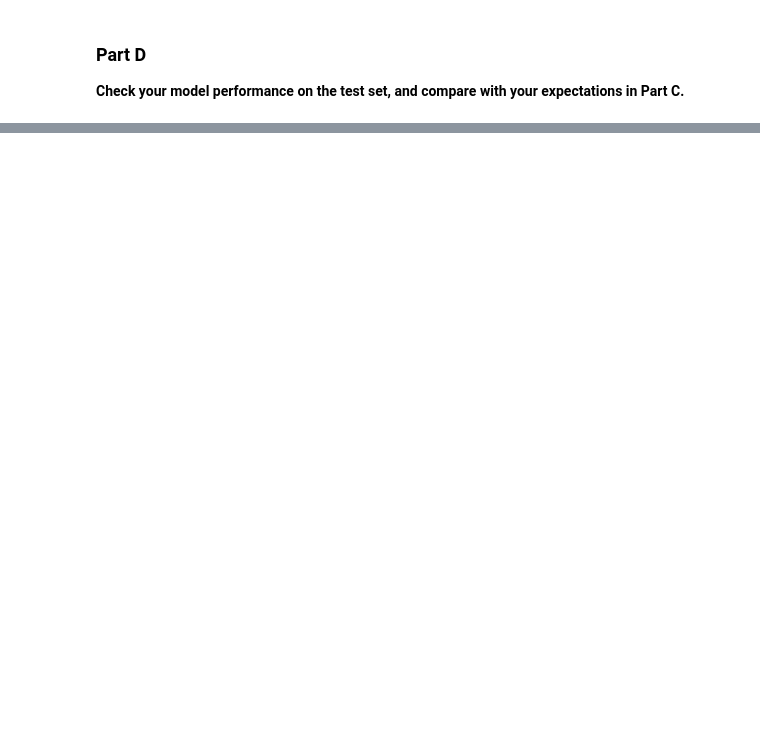
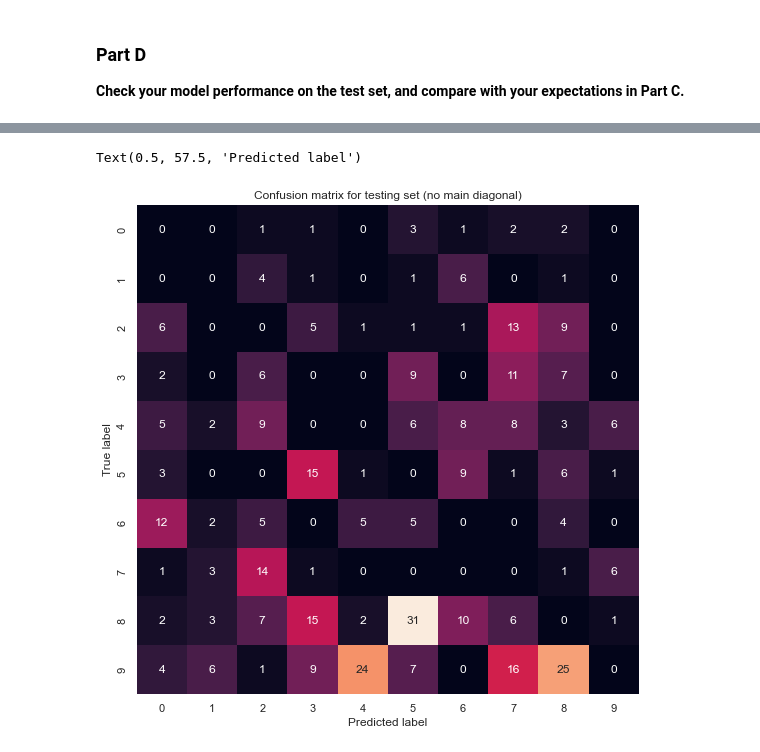
Before and after one commit to pranavavva/sml-310-project-3, a Jupyter notebook: project-3-sml-310-pranav-avva.ipynb, the cells around one changed output, grey strips where cells are left out. Drawn from its saved outputs; the diff is of its cells as text; code cells hidden in the pictures; blank space fills up the shorter version.

```diff
--- a/project-3-sml-310-pranav-avva.ipynb
+++ b/project-3-sml-310-pranav-avva.ipynb
@@ -172,3 +249,8 @@ ax[1].legend()
 ### Part D
 
 **Check your model performance on the test set, and compare with your expectations in Part C.**
+# %%
+y_test_pred = model.predict(X_test)
+
+print("Classification report for test set:")
+print(classification_report(y_test, y_test_pred.argmax(axis=1)))
@@ -174,0 +275,12 @@ ax[1].legend()
+# %%
+test_confusion_matrix_no_diagonal = confusion_matrix(y_test, y_test_pred.argmax(axis=1)) - np.diag(np.diag(confusion_matrix(y_test, y_test_pred.argmax(axis=1))))
+
+fig, ax = plt.subplots(1, 1, figsize=(9, 9))
+
+sns.heatmap(test_confusion_matrix_no_diagonal, annot=True, ax=ax, fmt='d', cbar=False)
+ax.set_title('Confusion matrix for testing set (no main diagonal)')
+ax.set_ylabel('True label')
+ax.set_xlabel('Predicted label')
+# %% [output]
+Text(0.5, 57.5, 'Predicted label')
+[figure, added]
```
Also changed, not shown: parts of 19 cells of this notebook.
